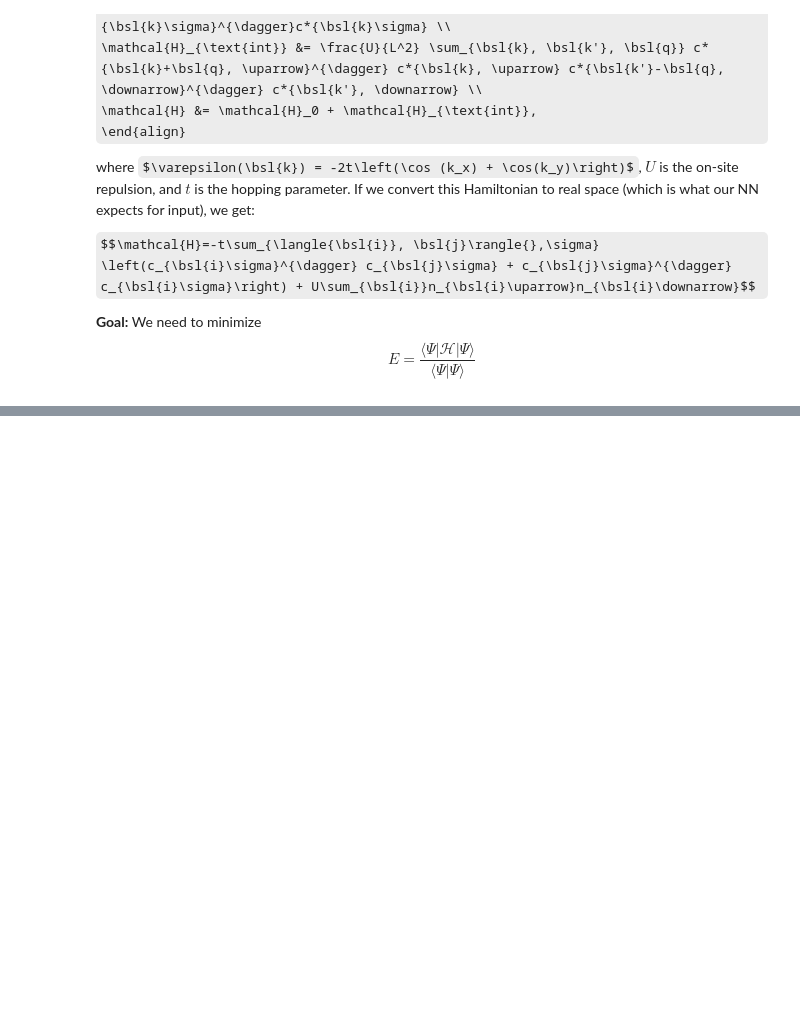
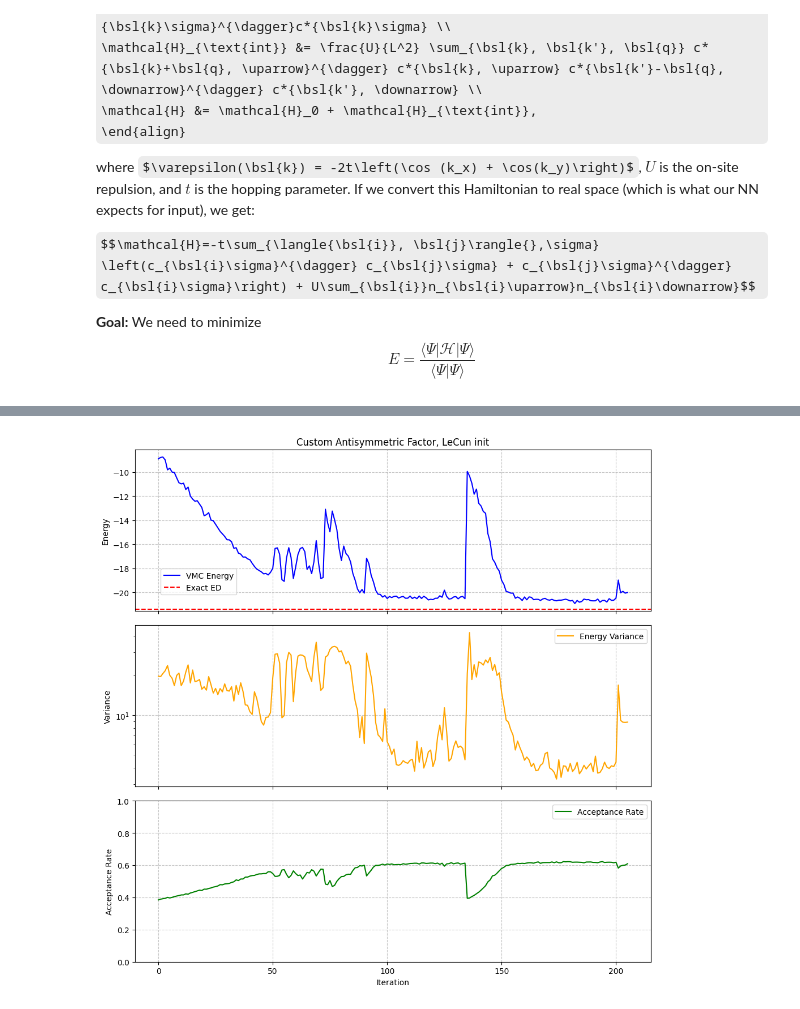
Before and after one commit to brandoncovert/NN_Discrete, a Jupyter notebook: VMC.ipynb, the cells around one changed output, grey strips where cells are left out. Cells and saved outputs as stored; diff of their text form; code cells hidden in the pictures; some formulas as TeX source; blank space fills up the shorter version.

```diff
--- a/VMC.ipynb
+++ b/VMC.ipynb
@@ -255,34 +346,36 @@ variance = NN_log["Energy"]["Variance"].real
 # Acceptance is just a raw scalar history, not a Stats object
 acceptance = NN_log["acceptance"].value
 
 # Create a 3-panel plot
 fig, (ax1, ax2, ax3) = plt.subplots(3, 1, figsize=(10, 10), sharex=True)
 
 # 1. Energy Plot
 ax1.plot(iters, energy, color='blue', label='VMC Energy')
 ax1.axhline(y=E_gs, color='red', linestyle='--', label='Exact ED')
 ax1.set_ylabel('Energy')
-ax1.set_title('VMC Optimization Diagnostics')
+ax1.set_title('Custom Antisymmetric Factor, LeCun init')
 ax1.grid(True, linestyle='--', alpha=0.7)
 ax1.legend(loc=(0.05, 0.1))
 
 # 2. Variance Plot
 ax2.plot(iters, variance, color='orange', label='Energy Variance')
 ax2.set_ylabel('Variance')
 ax2.set_yscale('log')
 ax2.grid(True, linestyle='--', alpha=0.7)
 ax2.legend()
 
 # 3. Acceptance Rate Plot
 ax3.plot(iters, acceptance, color='green', label='Acceptance Rate')
 ax3.set_ylabel('Acceptance Rate')
 ax3.set_xlabel('Iteration')
 ax3.set_ylim(0, 1)
 ax3.grid(True, linestyle='--', alpha=0.7)
 ax3.legend()
 
 plt.tight_layout()
 plt.show()
+# %% [output]
+[figure, added]
 # %%
 import numpy as np
 
```
Also changed, not shown: parts of 9 cells of this notebook, 1 other file.
